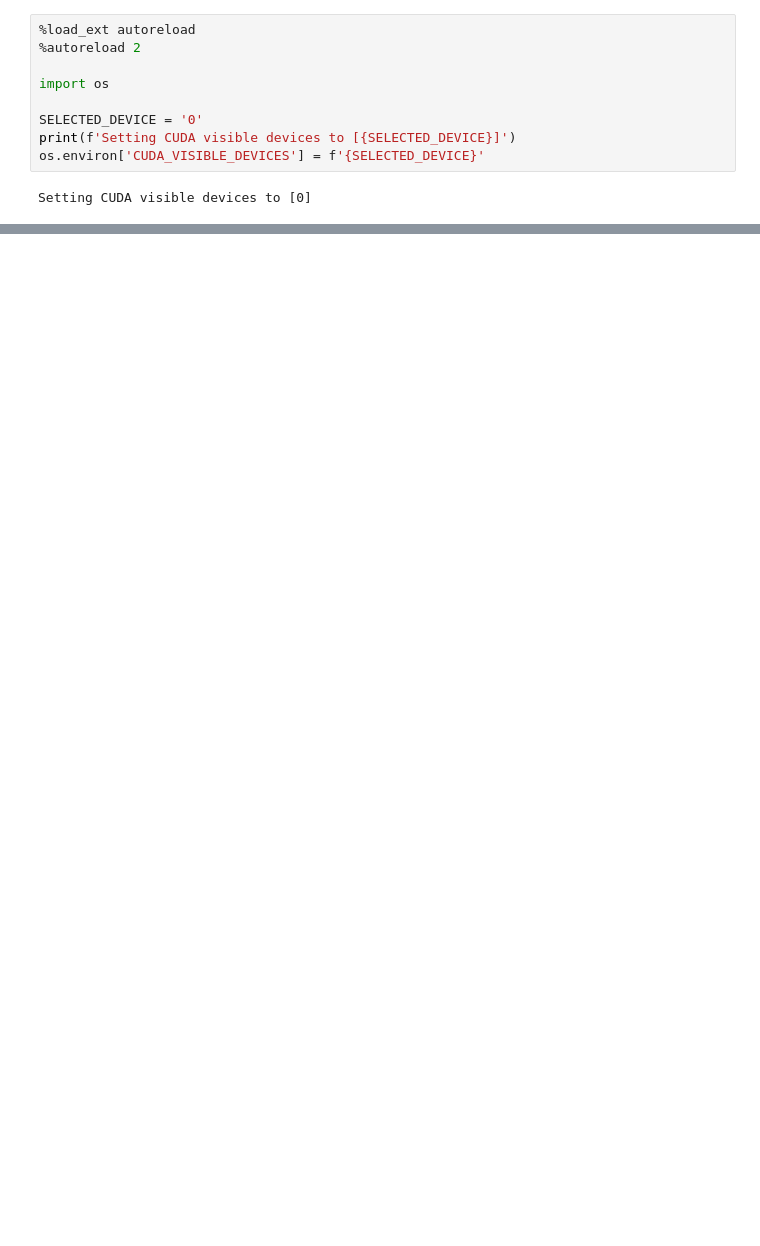
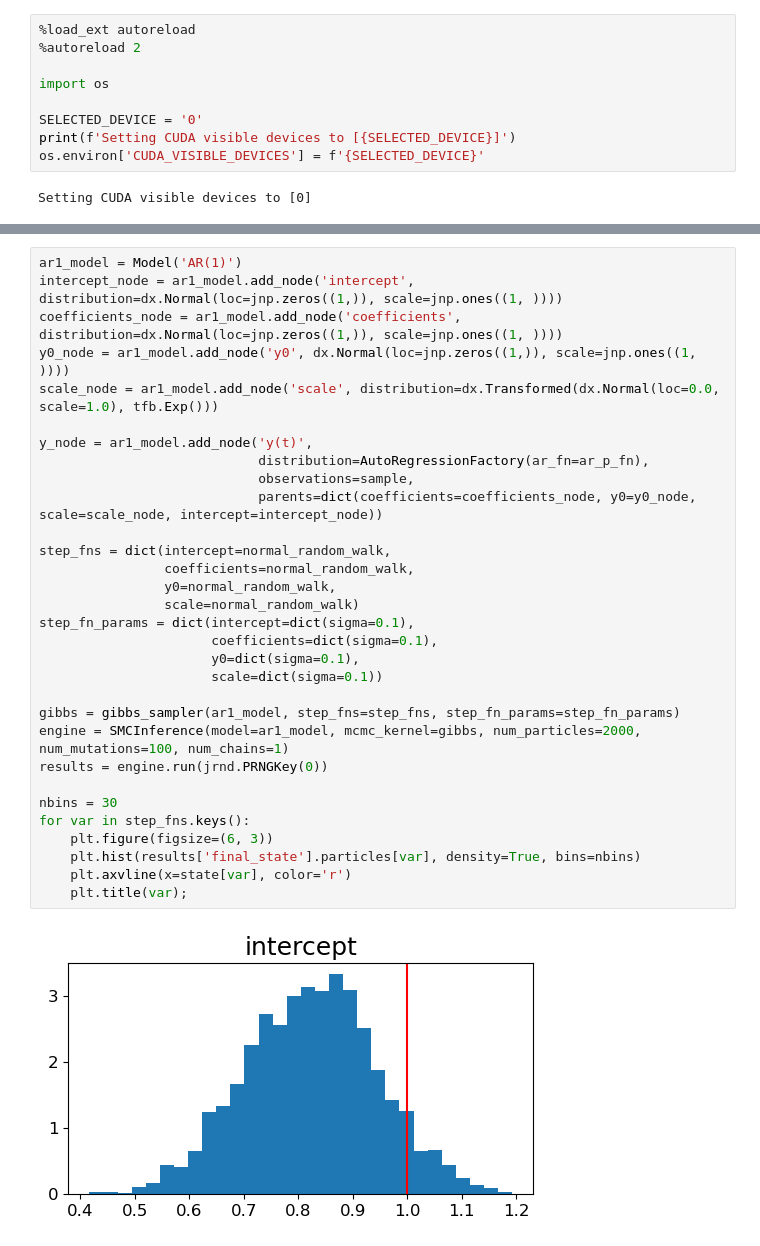
Before and after one commit to UncertaintyInComplexSystems/bamojax, a Jupyter notebook: bamojax/examples/timeseries/AR_models.ipynb, the cells around one changed output, grey strips where cells are left out. Cells and saved outputs as stored; diff of their text form; blank space fills up the shorter version.

```diff
--- a/bamojax/examples/timeseries/AR_models.ipynb
+++ b/bamojax/examples/timeseries/AR_models.ipynb
@@ -306,0 +92,33 @@ Clearly, the fit on the CO2 data is poor if we only model the AR(2) component; w
+# %%
+ar1_model = Model('AR(1)')
+intercept_node = ar1_model.add_node('intercept', distribution=dx.Normal(loc=jnp.zeros((1,)), scale=jnp.ones((1, ))))
+coefficients_node = ar1_model.add_node('coefficients', distribution=dx.Normal(loc=jnp.zeros((1,)), scale=jnp.ones((1, ))))
+y0_node = ar1_model.add_node('y0', dx.Normal(loc=jnp.zeros((1,)), scale=jnp.ones((1, ))))
+scale_node = ar1_model.add_node('scale', distribution=dx.Transformed(dx.Normal(loc=0.0, scale=1.0), tfb.Exp()))
+
+y_node = ar1_model.add_node('y(t)',
+                            distribution=AutoRegressionFactory(ar_fn=ar_p_fn),
+                            observations=sample,
+                            parents=dict(coefficients=coefficients_node, y0=y0_node, scale=scale_node, intercept=intercept_node))
+
+step_fns = dict(intercept=normal_random_walk,
+                coefficients=normal_random_walk,
+                y0=normal_random_walk,
+                scale=normal_random_walk)
+step_fn_params = dict(intercept=dict(sigma=0.1),
+                      coefficients=dict(sigma=0.1),
+                      y0=dict(sigma=0.1),
+                      scale=dict(sigma=0.1))
+
+gibbs = gibbs_sampler(ar1_model, step_fns=step_fns, step_fn_params=step_fn_params)
+engine = SMCInference(model=ar1_model, mcmc_kernel=gibbs, num_particles=2000, num_mutations=100, num_chains=1)
+results = engine.run(jrnd.PRNGKey(0))
+
+nbins = 30
+for var in step_fns.keys():
+    plt.figure(figsize=(6, 3))
+    plt.hist(results['final_state'].particles[var], density=True, bins=nbins)
+    plt.axvline(x=state[var], color='r')
+    plt.title(var);
+# %% [output]
+[figure, added]
```
Also changed, not shown: parts of 39 cells of this notebook.
